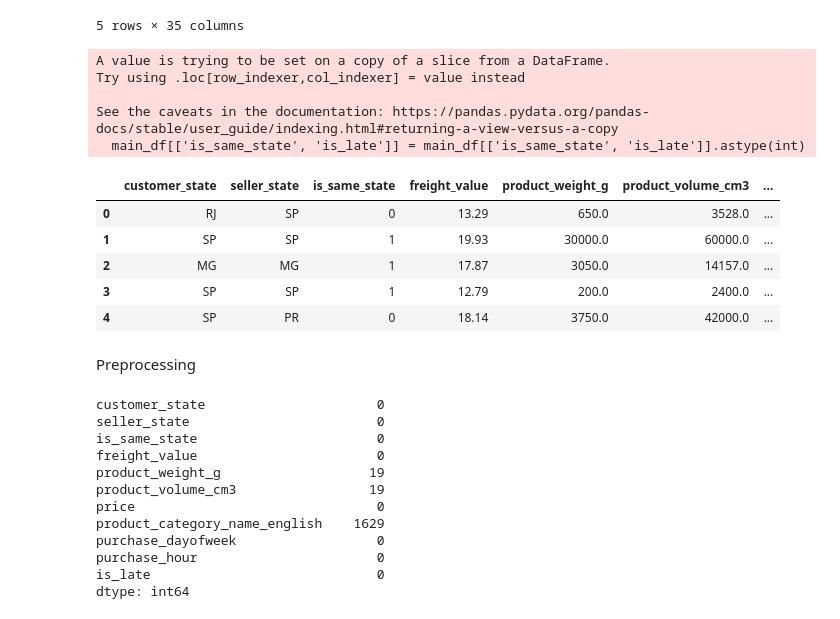
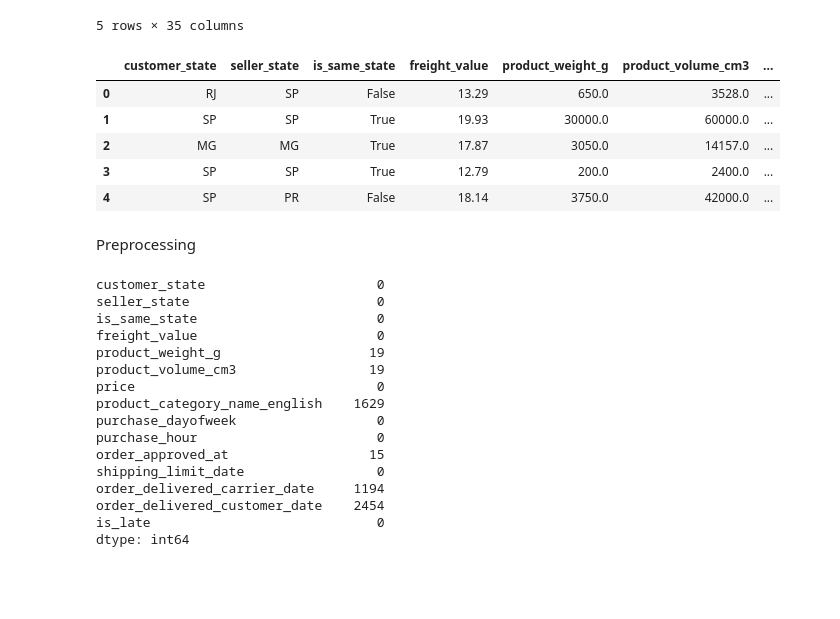
Before and after one commit to RidhoNurFauzi/Predicting-Delivery-Delay-Risks-for-Olist-Brazilian-E-Commerce, a Jupyter notebook: Notebook/Olist_Brazillian_E-Commerce.ipynb, the cells around one changed output. Drawn from its saved outputs; the diff is of its cells as text; code cells hidden in the pictures; blank space fills up the shorter version.

```diff
--- a/Notebook/Olist_Brazillian_E-Commerce.ipynb
+++ b/Notebook/Olist_Brazillian_E-Commerce.ipynb
@@ -138,21 +138,26 @@ main_base_spec_products.head()
 | 4 | 00042b26cf59d7ce69dfabb4e55b4fd9 | 1 | ac6c3623068f30de03045865e4e10089 | df560393f3a51e74553ab94004ba5c87 | 2017-02-13 13:57:51 | 199.90 | 18.14 | ... |
 5 rows × 35 columns
 # %%
-main_df = main_base_spec_products[['customer_state', 'seller_state', 'is_same_state','freight_value','product_weight_g', 'product_volume_cm3','price', 'product_category_name_english', 'purchase_dayofweek', 'purchase_hour', 'is_late']]
-main_df[['is_same_state', 'is_late']] = main_df[['is_same_state', 'is_late']].astype(int)
+main_df = main_base_spec_products[[
+    'customer_state', 'seller_state', 'is_same_state', 'freight_value',
+    'product_weight_g', 'product_volume_cm3', 'price', 'product_category_name_english',
+    'purchase_dayofweek', 'purchase_hour', 'order_approved_at', 'shipping_limit_date', # <- Tambahkan ini
+    'order_delivered_carrier_date', 'order_delivered_customer_date', 'is_late'
+]].copy()
+
+# Konversi juga ke datetime
+datetime_cols = ['order_approved_at', 'order_delivered_carrier_date', 'order_delivered_customer_date', 'shipping_limit_date']
+for col in datetime_cols:
+    main_df[col] = pd.to_datetime(main_df[col], errors='coerce')
+
 main_df.head()
 # %% [output]
-A value is trying to be set on a copy of a slice from a DataFrame.
-Try using .loc[row_indexer,col_indexer] = value instead
-
-See the caveats in the documentation: https://pandas.pydata.org/pandas-docs/stable/user_guide/indexing.html#returning-a-view-versus-a-copy
-  main_df[['is_same_state', 'is_late']] = main_df[['is_same_state', 'is_late']].astype(int)
 |  | customer_state | seller_state | is_same_state | freight_value | product_weight_g | product_volume_cm3 | ... |
-| 0 | RJ | SP | 0 | 13.29 | 650.0 | 3528.0 | ... |
-| 1 | SP | SP | 1 | 19.93 | 30000.0 | 60000.0 | ... |
-| 2 | MG | MG | 1 | 17.87 | 3050.0 | 14157.0 | ... |
-| 3 | SP | SP | 1 | 12.79 | 200.0 | 2400.0 | ... |
-| 4 | SP | PR | 0 | 18.14 | 3750.0 | 42000.0 | ... |
+| 0 | RJ | SP | False | 13.29 | 650.0 | 3528.0 | ... |
+| 1 | SP | SP | True | 19.93 | 30000.0 | 60000.0 | ... |
+| 2 | MG | MG | True | 17.87 | 3050.0 | 14157.0 | ... |
+| 3 | SP | SP | True | 12.79 | 200.0 | 2400.0 | ... |
+| 4 | SP | PR | False | 18.14 | 3750.0 | 42000.0 | ... |
 # %% [markdown]
 Preprocessing
 # %%
@@ -168,6 +173,10 @@ price                               0
 product_category_name_english    1629
 purchase_dayofweek                  0
 purchase_hour                       0
+order_approved_at                  15
+shipping_limit_date                 0
+order_delivered_carrier_date     1194
+order_delivered_customer_date    2454
 is_late                             0
 dtype: int64
 # %%
```
Also changed, not shown: parts of 14 cells of this notebook.
